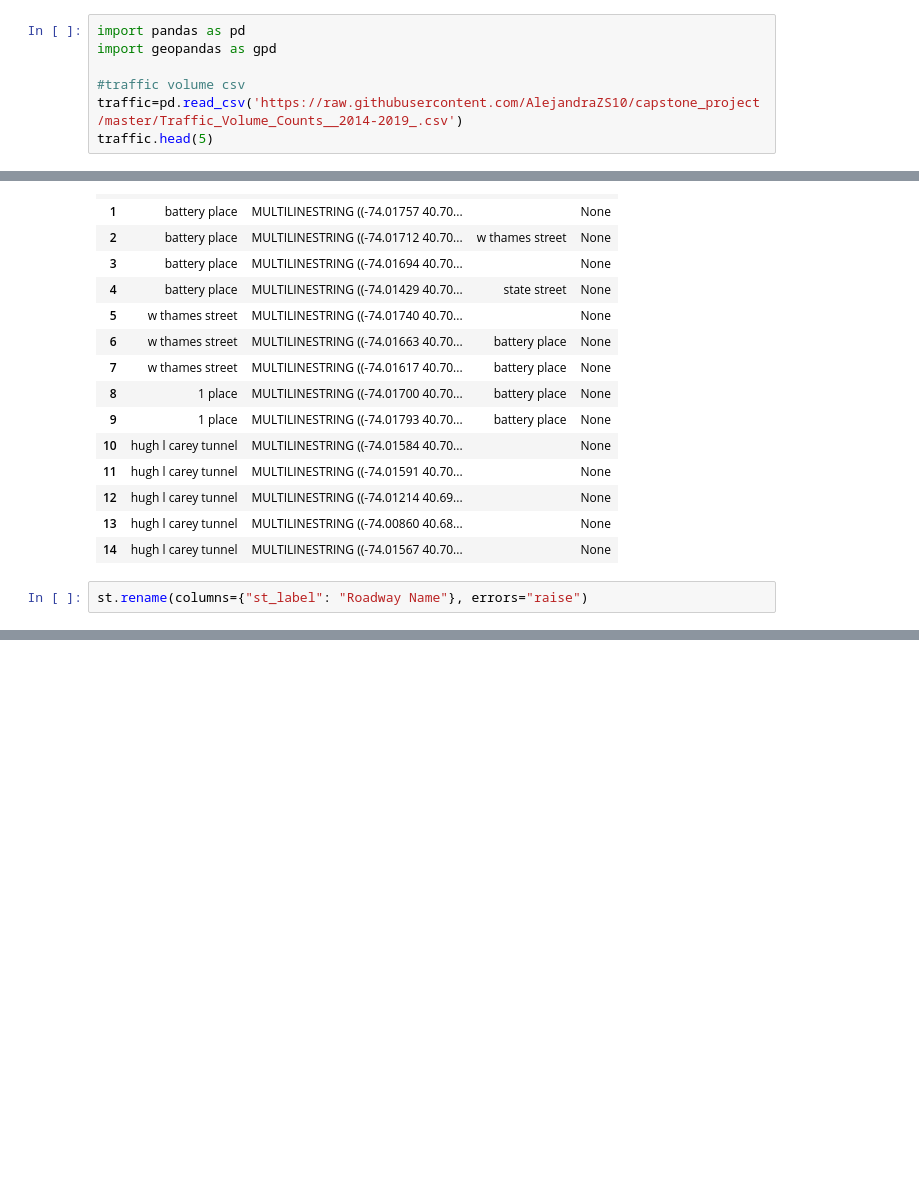
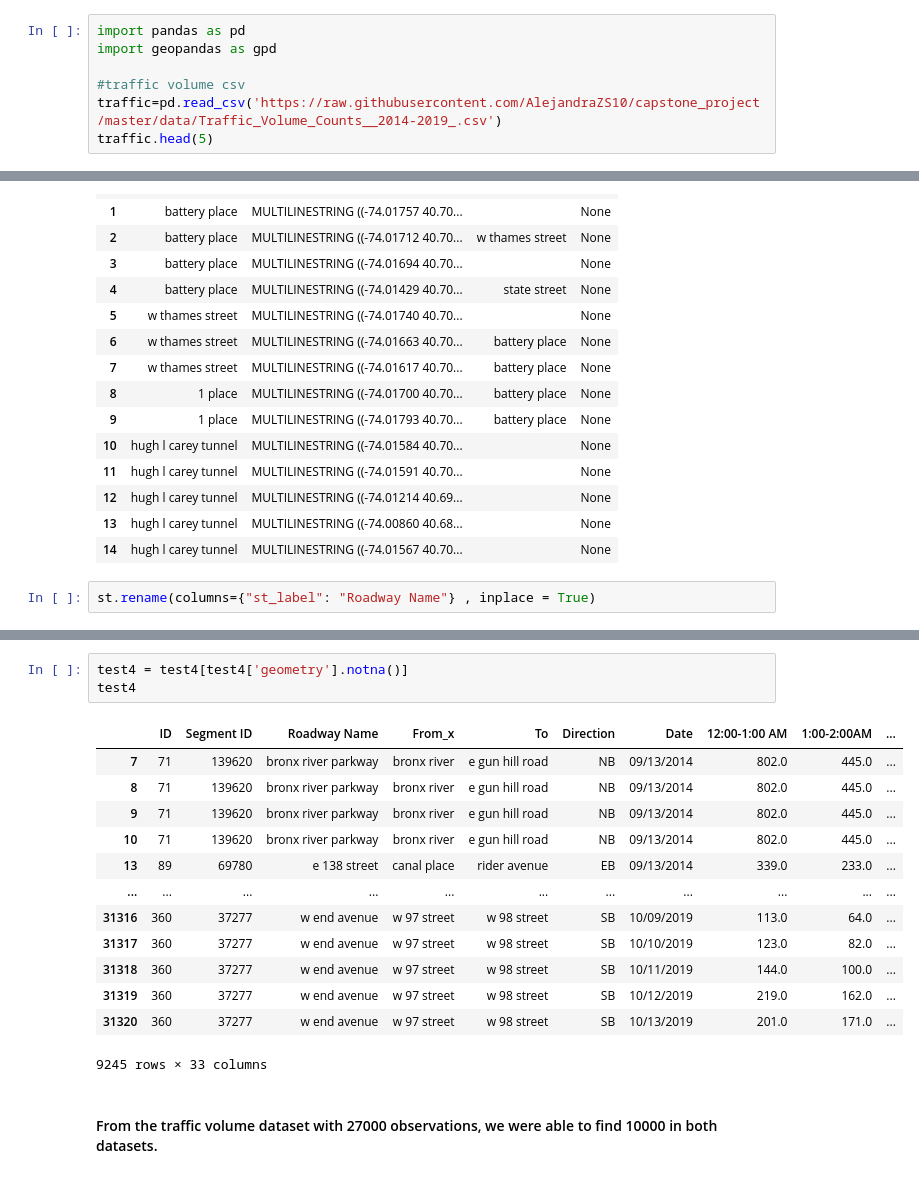
Before and after one commit to AlejandraZS10/capstone_project, a Jupyter notebook: NY Streets.ipynb, the cells around one changed output, grey strips where cells are left out. Saved outputs shown, nothing was run; the diff lists cells and outputs as text; blank space fills up the shorter version.

```diff
--- a/NY Streets.ipynb
+++ b/NY Streets.ipynb
@@ -59,6 +61,6 @@ import pandas as pd
 import geopandas as gpd
 
 #traffic volume csv
-traffic=pd.read_csv('https://raw.githubusercontent.com/AlejandraZS10/capstone_project/master/Traffic_Volume_Counts__2014-2019_.csv')
+traffic=pd.read_csv('https://raw.githubusercontent.com/AlejandraZS10/capstone_project/master/data/Traffic_Volume_Counts__2014-2019_.csv')
 traffic.head(5)
 # %% [output]
@@ -245,4 +240,4 @@ st.head(15)
 | 13 | hugh l carey tunnel | MULTILINESTRING ((-74.00860 40.68... |  | None |
 | 14 | hugh l carey tunnel | MULTILINESTRING ((-74.01567 40.70... |  | None |
 # %%
-st.rename(columns={"st_label": "Roadway Name"}, errors="raise")
+st.rename(columns={"st_label": "Roadway Name"} , inplace = True)
@@ -262,0 +262,19 @@ st.rename(columns={"st_label": "Roadway Name"}, errors="raise")
+# %%
+test4 = test4[test4['geometry'].notna()]
+test4
+# %% [output]
+|  | ID | Segment ID | Roadway Name | From_x | To | Direction | Date | 12:00-1:00 AM | 1:00-2:00AM | ... |
+| 7 | 71 | 139620 | bronx river parkway | bronx river | e gun hill road | NB | 09/13/2014 | 802.0 | 445.0 | ... |
+| 8 | 71 | 139620 | bronx river parkway | bronx river | e gun hill road | NB | 09/13/2014 | 802.0 | 445.0 | ... |
+| 9 | 71 | 139620 | bronx river parkway | bronx river | e gun hill road | NB | 09/13/2014 | 802.0 | 445.0 | ... |
+| 10 | 71 | 139620 | bronx river parkway | bronx river | e gun hill road | NB | 09/13/2014 | 802.0 | 445.0 | ... |
+| 13 | 89 | 69780 | e 138 street | canal place | rider avenue | EB | 09/13/2014 | 339.0 | 233.0 | ... |
+| ... | ... | ... | ... | ... | ... | ... | ... | ... | ... | ... |
+| 31316 | 360 | 37277 | w end avenue | w 97 street | w 98 street | SB | 10/09/2019 | 113.0 | 64.0 | ... |
+| 31317 | 360 | 37277 | w end avenue | w 97 street | w 98 street | SB | 10/10/2019 | 123.0 | 82.0 | ... |
+| 31318 | 360 | 37277 | w end avenue | w 97 street | w 98 street | SB | 10/11/2019 | 144.0 | 100.0 | ... |
+| 31319 | 360 | 37277 | w end avenue | w 97 street | w 98 street | SB | 10/12/2019 | 219.0 | 162.0 | ... |
+| 31320 | 360 | 37277 | w end avenue | w 97 street | w 98 street | SB | 10/13/2019 | 201.0 | 171.0 | ... |
+9245 rows × 33 columns
+# %% [markdown]
+#### From the traffic volume dataset with 27000 observations, we were able to find 10000 in both datasets.
```
Also changed, not shown: parts of 13 cells of this notebook, 2 other files.
